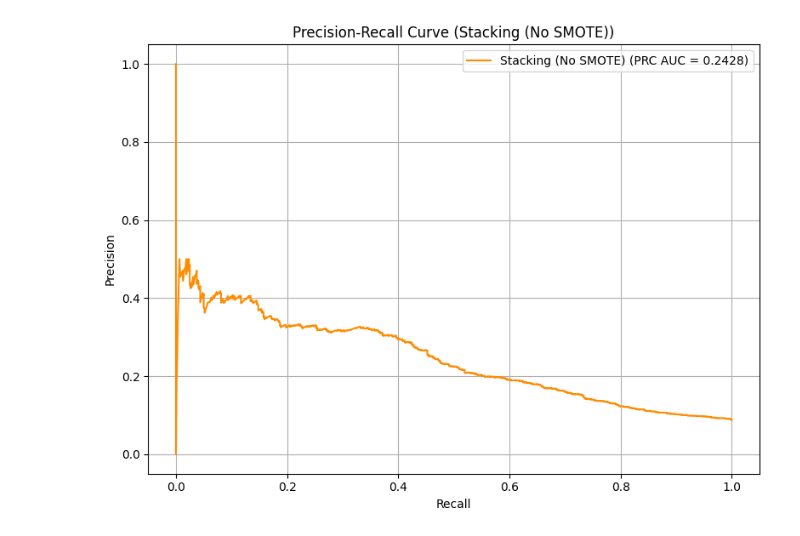
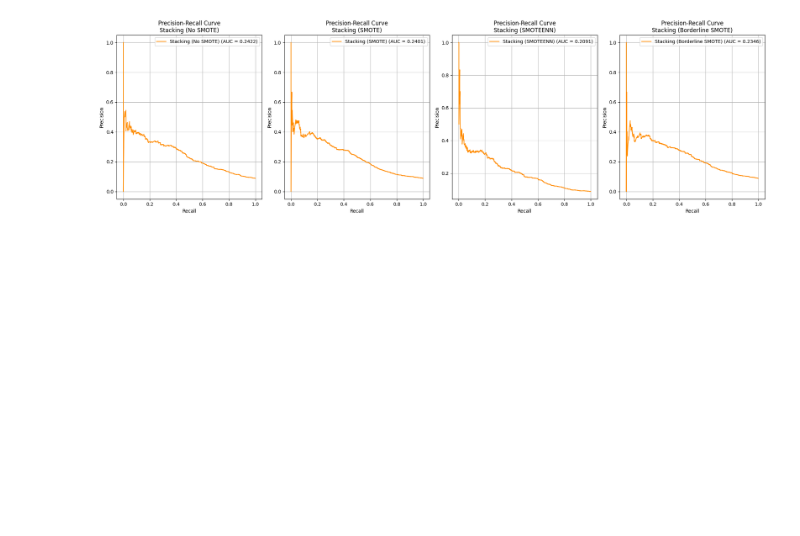
Before and after one commit to ashleytoh/cs3244-project-group-23, a Jupyter notebook: final_model/tuning.ipynb, the cells around one changed output. Cells and saved outputs as stored; diff of their text form; code cells hidden in the pictures; blank space fills up the shorter version.

```diff
--- a/final_model/tuning.ipynb
+++ b/final_model/tuning.ipynb
@@ -274,29 +247,5 @@ weighted avg       0.87      0.88      0.87      7292
 # %%
-# Stacking Base Model with SMOTE, SMOTEENN, Borderline SMOTE
-
-import pandas as pd
-import numpy as np
-import matplotlib.pyplot as plt
-
-from sklearn.ensemble import RandomForestClassifier, StackingClassifier
-from xgboost import XGBClassifier
-from sklearn.linear_model import LogisticRegression
-from sklearn.preprocessing import LabelEncoder
-from sklearn.metrics import (
-    classification_report, confusion_matrix, accuracy_score,
-    precision_recall_curve, average_precision_score
-)
-from imblearn.over_sampling import SMOTE, BorderlineSMOTE
-from imblearn.combine import SMOTEENN
-
-# Load datasets
-train_no_smote = pd.read_csv("../data/processed/train_set_noSMOTE.csv")
-test_df = pd.read_csv("../data/processed/test_set.csv")
-
-# Define consistent feature columns
-feature_columns = [col for col in test_df.columns if col not in ["credit_status", "id"]]
-
-# Reusable resampling function
+# Define reusable resampling function
 def apply_resampling(train_df, method):
     X = train_df[feature_columns]
     y = train_df["credit_status"]
@@ -315,8 +264,8 @@ def apply_resampling(train_df, method):
     resampled_df["credit_status"] = y_res
     return resampled_df
 
-# Reusable evaluation function
-def evaluate_stacking_model(train_df, test_df, feature_columns, title="Stacking Model"):
+# Unified evaluation function
+def evaluate_stacking_model(train_df, test_df, title="Stacking Model"):
     # Encode target
     le = LabelEncoder()
     y_train = le.fit_transform(train_df["credit_status"])
@@ -327,11 +276,10 @@ def evaluate_stacking_model(train_df, test_df, feature_columns, title="Stacking
     X_train = train_df[feature_columns]
     X_test = test_df[feature_columns]
 
-    # Define base models
+    # Define stacking classifier
     rf = RandomForestClassifier(random_state=42, class_weight='balanced')
     xgb = XGBClassifier(eval_metric='logloss')
 
-    # Define Stacking model
     stacking_model = StackingClassifier(
         estimators=[('rf', rf), ('xgb', xgb)],
         final_estimator=LogisticRegression(max_iter=2000),
@@ -347,37 +295,52 @@ def evaluate_stacking_model(train_df, test_df, feature_columns, title="Stacking
     # Binary indicator for "Bad" class
     y_test_binary = (y_test == bad_index).astype(int)
 
-    # PRC evaluation
+    # PRC computation
     precision, recall, _ = precision_recall_curve(y_test_binary, y_probs)
-    prc_auc = average_precision_score(y_test_binary, y_probs)
+    prc_auc = auc(recall, precision)
 
-    # Results
+    # Print metrics
     print(f"\n--- {title} ---")
     print("Accuracy:", accuracy_score(y_test, y_pred))
     print("Confusion Matrix:\n", confusion_matrix(y_test, y_pred))
     print("Classification Report:\n", classification_report(y_test, y_pred, target_names=le.classes_))
-    print(f"\n📈 PRC AUC (Bad class): {prc_auc:.4f}")
 
-    # Plot PRC
-    plt.figure(figsize=(8, 6))
-    plt.plot(recall, precision, label=f'{title} (PRC AUC = {prc_auc:.4f})', color='darkorange')
-    plt.xlabel('Recall')
-    plt.ylabel('Precision')
-    plt.title(f'Precision-Recall Curve ({title})')
-    plt.legend()
-    plt.grid(True)
-    plt.tight_layout()
-    plt.show()
+    # Return for plotting
+    return {
+        "title": title,
+        "precision": precision,
+        "recall": recall,
+        "pr_auc": prc_auc,
+        "accuracy": accuracy_score(y_test, y_pred),
+        "conf_matrix": confusion_matrix(y_test, y_pred),
+        "class_report": classification_report(y_test, y_pred, target_names=le.classes_)
+    }
 
-# Run all stacking model variants
-evaluate_stacking_model(train_no_smote, test_df, feature_columns, title="Stacking (No SMOTE)")
+# Run evaluations
+results = []
+results.append(evaluate_stacking_model(train_no_smote, test_set, title="Stacking (No SMOTE)"))
+results.append(evaluate_stacking_model(apply_resampling(train_no_smote, "SMOTE"), test_set, title="Stacking (SMOTE)"))
+results.append(evaluate_stacking_model(apply_resampling(train_no_smote, "SMOTEENN"), test_set, title="Stacking (SMOTEENN)"))
+results.append(evaluate_stacking_model(apply_resampling(train_no_smote, "BorderlineSMOTE"), test_set, title="Stacking (Borderline SMOTE)"))
 
-train_smote = apply_resampling(train_no_smote, "SMOTE")
-evaluate_stacking_model(train_smote, test_df, feature_columns, title="Stacking (SMOTE)")
+# Plot PR Curves
+fig, axes = plt.subplots(1, 4, figsize=(20, 6))  # 1 row, 4 columns
+for i, result in enumerate(results):
+    print(f"\n--- {result['title']} ---")
+    print(f"Accuracy: {result['accuracy']}")
+    print("Confusion Matrix:")
+    print(result['conf_matrix'])
+    print("Classification Report:")
+    print(result['class_report'])
 
-train_smoteenn = apply_resampling(train_no_smote, "SMOTEENN")
-evaluate_stacking_model(train_smoteenn, test_df, feature_columns, title="Stacking (SMOTEENN)")
+    ax = axes[i]
+    ax.plot(result["recall"], result["precision"], label=f'{result["title"]} (AUC = {result["pr_auc"]:.4f})', color='darkorange')
+    ax.set_xlabel("Recall")
+    ax.set_ylabel("Precision")
+    ax.set_title(f"Precision-Recall Curve\n{result['title']}")
+    ax.legend()
+    ax.grid(True)
 
-train_borderline = apply_resampling(train_no_smote, "BorderlineSMOTE")
-evaluate_stacking_model(train_borderline, test_df, feature_columns, title="Stacking (Borderline SMOTE)")
+plt.tight_layout()
+plt.show()
 # %% [output]
@@ -418 +364 @@ weighted avg       0.87      0.91      0.87      7292
-[figure, old version]
+[figure, new version]
```
Also changed, not shown: parts of 26 cells of this notebook, 1 other file.
